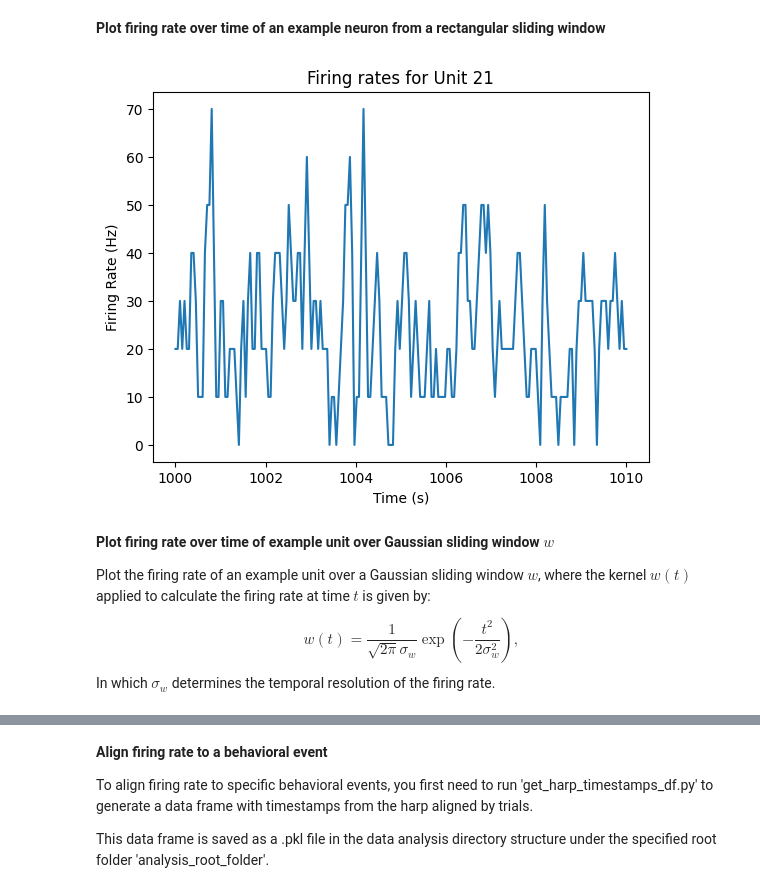
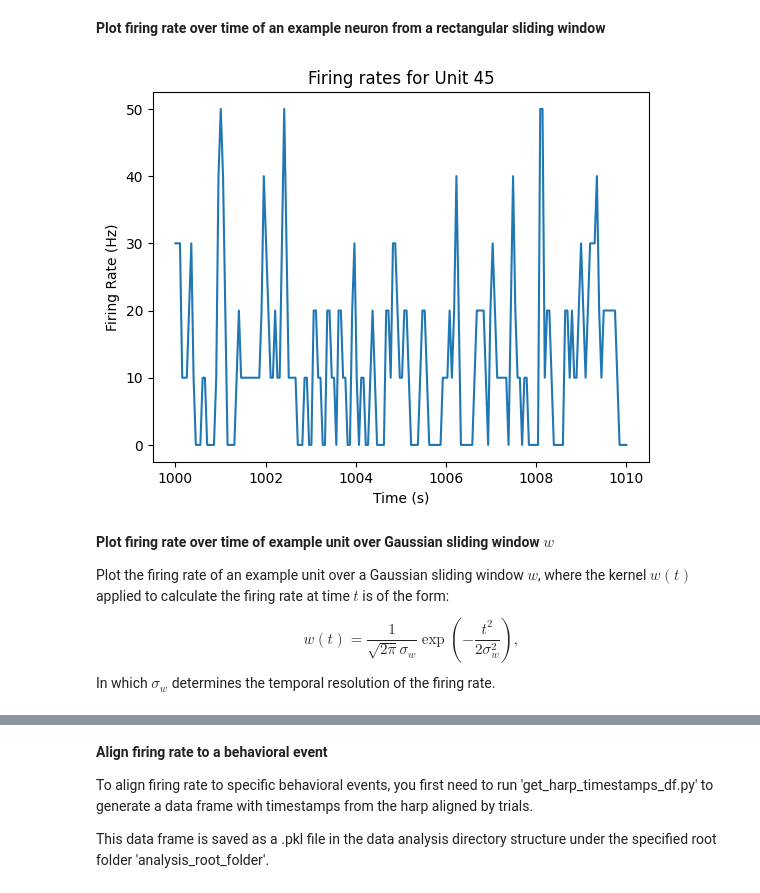
Before and after one commit to m-lockwood/sjlab, a Jupyter notebook: Python/spikeinterface/plot_firing_rates.ipynb, the cells around one changed output, grey strips where cells are left out. Cells and saved outputs as stored; diff of their text form; code cells hidden in the pictures.

```diff
--- a/Python/spikeinterface/plot_firing_rates.ipynb
+++ b/Python/spikeinterface/plot_firing_rates.ipynb
@@ -97,11 +153,11 @@ w_rs = sw.plot_rasters(sorting, time_range=(1000, 1005), unit_ids=unit_ids[:n])
 #------------------------------------------------------------------------------
 
 ## Define the specific unit ID for which to calculate the firing rate
-specific_unit_id = 21  # Replace with the desired unit ID
+specific_unit_id = 45  # Replace with the desired unit ID
 
 ## Define duration of each window in seconds
 window_size = 0.1   # 100ms window
-overlap = 0.5    # 50% overlap
+overlap = 0.5   # 50% overlap
 
 ## Specify times over which sliding window should be applied to calculate
 ##  changes in firing rate should be calculated.
@@ -111,42 +167,42 @@ t_end=1010
 #==============================================================================
 
 # Retrieve the entire spike train for the specific unit
-spike_train = sorting.get_unit_spike_train(unit_id=specific_unit_id, return_times=True)
+spike_times = sorting.get_unit_spike_train(unit_id=specific_unit_id, return_times=True)
 
 # Create window times with 50% overlap
 total_duration = t_end - t_start
 window_step = window_size * overlap  # 50 % overlap
 num_windows = int(np.ceil(total_duration / window_step))
 window_times = [(i * window_step, i * window_step + window_size) for i in range(num_windows)]
 
 # Align window times to spike times by adding recording start time
-window_times = [(start + min(spike_train), end + min(spike_train)) for start, end in window_times]
+window_times = [(start + min(spike_times), end + min(spike_times)) for start, end in window_times]
 
 # Compute firing rates for each window for the specific unit ID
 firing_rates_per_window = []
 for start, end in window_times:
 
     # Filter spikes within the current window
-    window_spike_train = spike_train[(spike_train >= start) & (spike_train < end)]
+    window_spike_train = spike_times[(spike_times >= start) & (spike_times < end)]
 
     # Compute firing rate
     firing_rate = len(window_spike_train) / window_size
     firing_rates_per_window.append(firing_rate)
 
 # Plot firing rates over time
 import matplotlib.pyplot as plt
 time_vector = np.linspace(t_start, t_end, num_windows)
 plt.plot(time_vector, firing_rates_per_window)
 plt.xlabel('Time (s)')
 plt.ylabel('Firing Rate (Hz)')
 plt.title('Firing rates for Unit {}'.format(specific_unit_id))
 plt.show()
 # %% [output]
-[figure, old version]
+[figure, new version]
 # %% [markdown]
 **Plot firing rate over time of example unit over Gaussian sliding window $w$**
 
-Plot the firing rate of an example unit over a Gaussian sliding window $w$, where the kernel $w(t)$ applied to calculate the firing rate at time $t$ is given by:
+Plot the firing rate of an example unit over a Gaussian sliding window $w$, where the kernel $w(t)$ applied to calculate the firing rate at time $t$ is of the form:
 $$
 w(t) = \frac{1}{\sqrt{2\pi} \sigma_{w}} \exp\left( -\frac{t^2}{2\sigma_{w}^2} \right),
 $$
```
Also changed, not shown: parts of 10 cells of this notebook.
